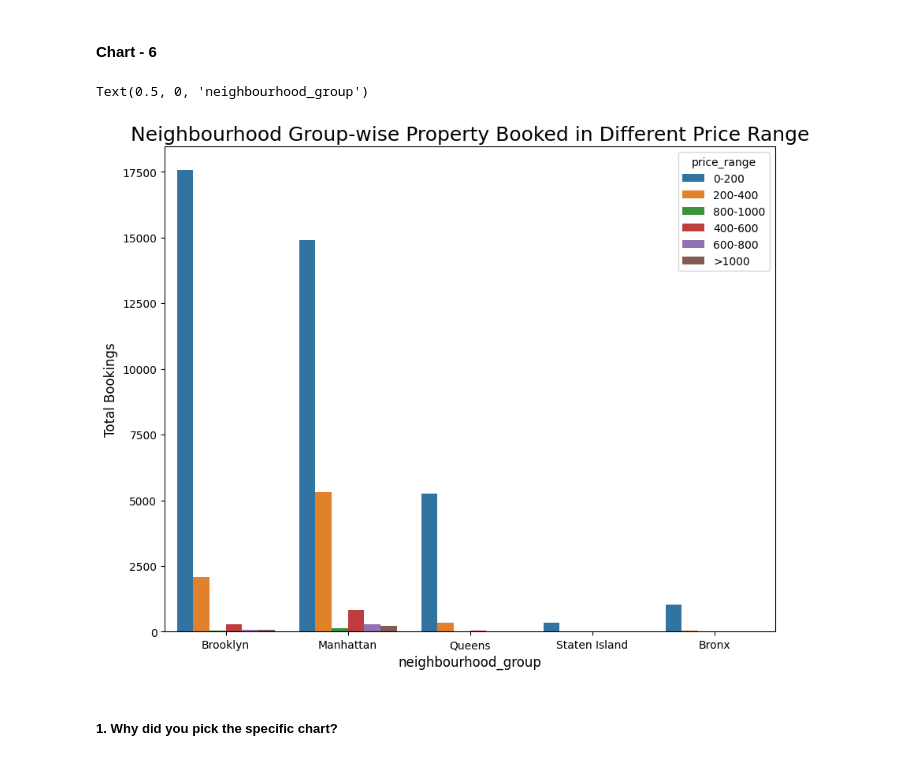
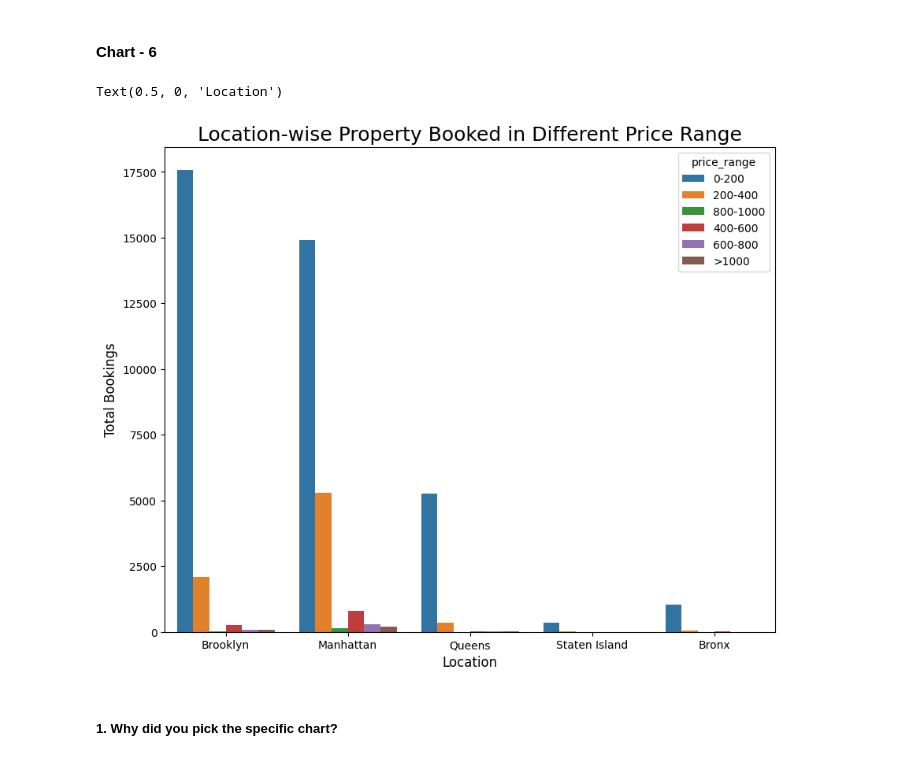
Before and after one commit to Sharik2610/Air-Bnb-Booking-Analysis---EDA, a Jupyter notebook: EDA_ON_AIRBNB_by_sharik.ipynb, the cells around one changed output. Drawn from its saved outputs; the diff is of its cells as text; code cells hidden in the pictures.

```diff
--- a/EDA_ON_AIRBNB_by_sharik.ipynb
+++ b/EDA_ON_AIRBNB_by_sharik.ipynb
@@ -256,6 +256,11 @@ def get_price_range(pr):
   return price_range
 # %%
 airbnb['price_range'] = airbnb.apply(lambda x: get_price_range(x['price']), axis= 1)
+# %%
+# renaming some column name for better understanding
+
+# create a dictionary of old column names as keys and new column names as values
+airbnb.rename(columns= {'neighbourhood_group': 'Location', 'neighbourhood': 'Area'},inplace=True)
 # %%
 #check the dataset now
 airbnb
@@ -441,16 +446,16 @@ Answer Here
 # %%
 #Chart - 6: Neighbourhood Group-wise Distribution of Property in Different Price Range.
 
 plt.figure(figsize=(10,8))
 
-plt.title('Neighbourhood Group-wise Property Booked in Different Price Range',{'fontsize': 18, 'fontweight': 20})
-sns.countplot(x='neighbourhood_group', hue= 'price_range', data=airbnb)
+plt.title('Location-wise Property Booked in Different Price Range',{'fontsize': 18, 'fontweight': 20})
+sns.countplot(x='Location', hue= 'price_range', data=airbnb)
 
 plt.ylabel("Total Bookings", {'fontsize': 12, 'fontweight': 15})
-plt.xlabel('neighbourhood_group', {'fontsize': 12, 'fontweight': 15})
+plt.xlabel('Location', {'fontsize': 12, 'fontweight': 15})
 # %% [output]
-Text(0.5, 0, 'neighbourhood_group')
+Text(0.5, 0, 'Location')
-[figure, old version]
+[figure, new version]
 # %% [markdown]
 ##### 1. Why did you pick the specific chart?
 # %% [markdown]
```
Also changed, not shown: parts of 54 cells of this notebook.
